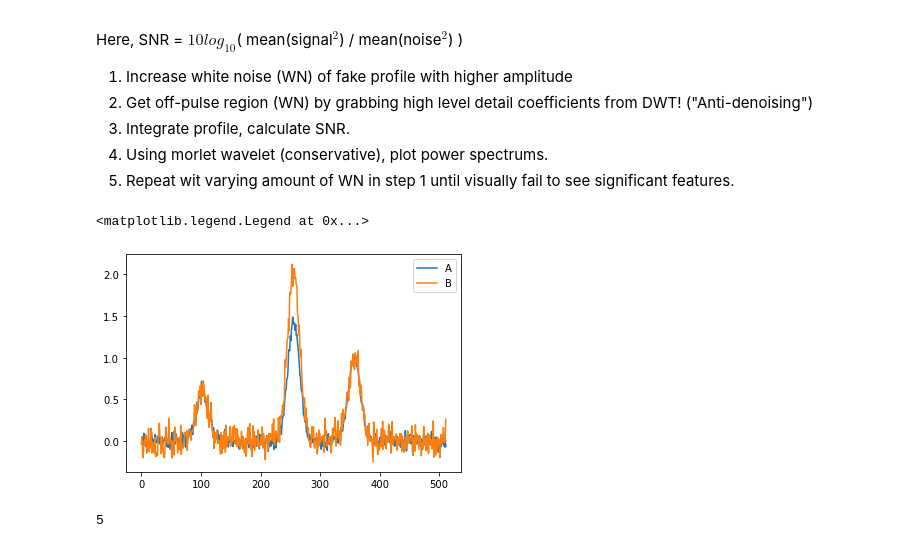
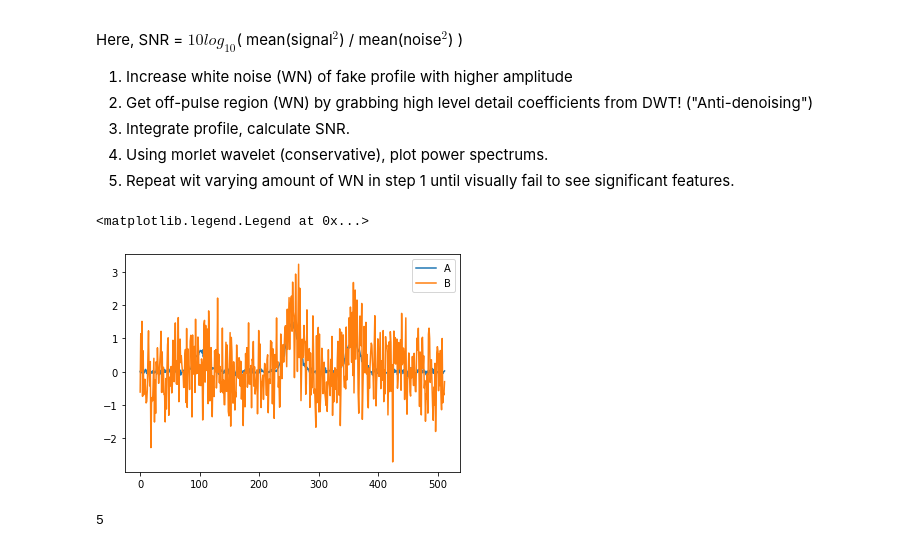
Before and after one commit to minyoungk99/IRES, a Jupyter notebook: fake_CWT.ipynb, the cells around one changed output. Drawn from its saved outputs; the diff is of its cells as text; code cells hidden in the pictures.

```diff
--- a/fake_CWT.ipynb
+++ b/fake_CWT.ipynb
@@ -165,22 +162,22 @@ Here, SNR = $10 log_{10}$( mean(signal$^2$) / mean(noise$^2$) )
 # %%
 # Step 1
 a1 = [3, 7, 5]
 m1 = [20, 50, 70]
 sd1 = [2, 2, 2]
 
 a2 = [3, 10, 5]
 m2 = [20, 50, 70]
 sd2 = [2, 2, 2]
 
 prof_a = fp.fake_profile(a1, m1, sd1); prof_a.construct_profile(noise=True, wn_sigma=.05)
-prof_b = fp.fake_profile(a2, m2, sd2); prof_b.construct_profile(noise=True, wn_sigma=.1)
+prof_b = fp.fake_profile(a2, m2, sd2); prof_b.construct_profile(noise=True, wn_sigma=.8)
 
 plt.plot(prof_a.profile, label='A')
 plt.plot(prof_b.profile, label='B')
 plt.legend()
 # %% [output]
 <matplotlib.legend.Legend at 0x...>
-[figure, old version]
+[figure, new version]
 # %%
 # Step 2 - Perform DWT
 wavelet_str = 'sym5'
```
Also changed, not shown: parts of 5 cells of this notebook.
